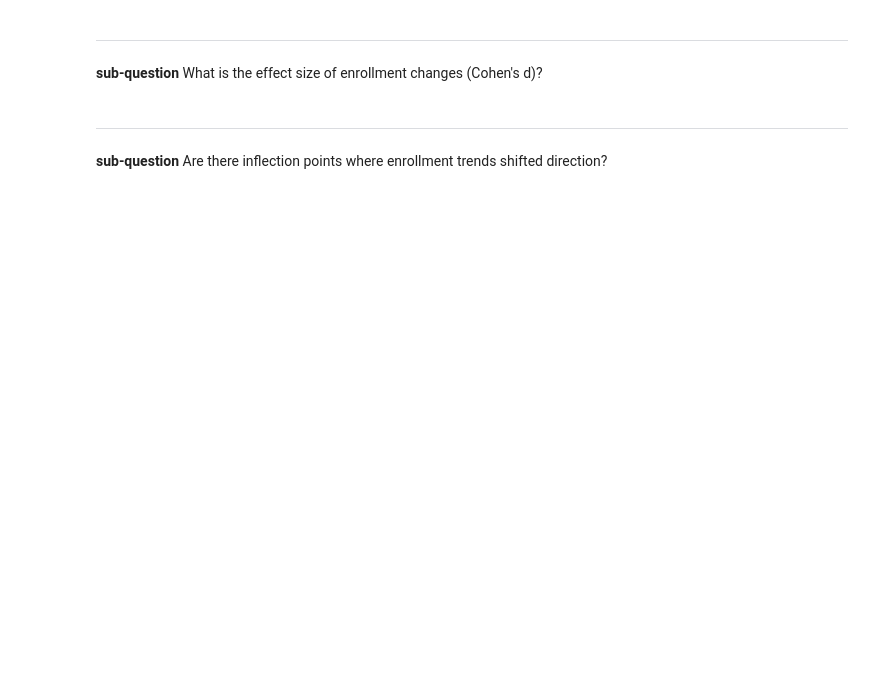
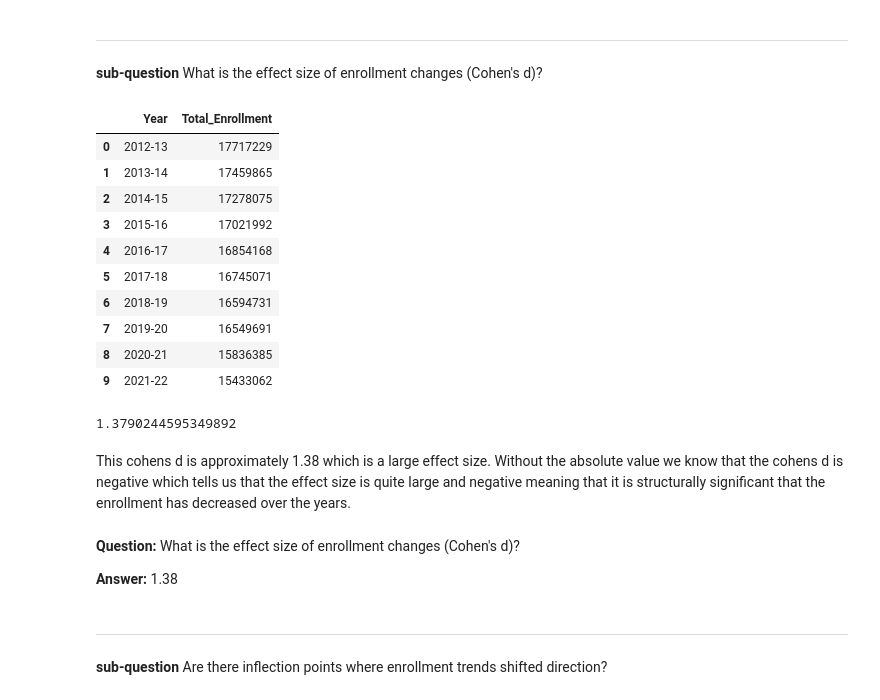
Before and after one commit to Arocha09/EnrollmentForecasting, a Jupyter notebook: descriptive_analysis/temporal_analysis.ipynb, the cells around one changed output. Drawn from its saved outputs; the diff is of its cells as text; code cells hidden in the pictures; blank space fills up the shorter version.

```diff
--- a/descriptive_analysis/temporal_analysis.ipynb
+++ b/descriptive_analysis/temporal_analysis.ipynb
@@ -739,3 +637,21 @@ if len(growth_states) > 0:
 ----
 # %% [markdown]
 **sub-question** What is the effect size of enrollment changes (Cohen's d)?
+# %%
+total_en_year = state_enrollment.groupby(['Year']).agg({
+    'Total_Enrollment': 'sum'
+}).reset_index()
+# %%
+total_en_year
+# %% [output]
+|  | Year | Total_Enrollment |
+| 0 | 2012-13 | 17717229 |
+| 1 | 2013-14 | 17459865 |
+| 2 | 2014-15 | 17278075 |
+| 3 | 2015-16 | 17021992 |
+| 4 | 2016-17 | 16854168 |
+| 5 | 2017-18 | 16745071 |
+| 6 | 2018-19 | 16594731 |
+| 7 | 2019-20 | 16549691 |
+| 8 | 2020-21 | 15836385 |
+| 9 | 2021-22 | 15433062 |
@@ -742,3 +664,13 @@ if len(growth_states) > 0:
+# %%
+print(cohen_d)
+# %% [output]
+1.3790244595349892
+# %% [markdown]
+This cohens d is approximately 1.38 which is a large effect size. Without the absolute value we know that the cohens d is negative which tells us that the effect size is quite large and negative meaning that it is structurally significant that the enrollment has decreased over the years.
+# %% [markdown]
+**Question:** What is the effect size of enrollment changes (Cohen's d)?
+
+**Answer:** 1.38
 # %% [markdown]
 ------
 # %% [markdown]
```
Also changed, not shown: parts of 18 cells of this notebook, 3 other files.
